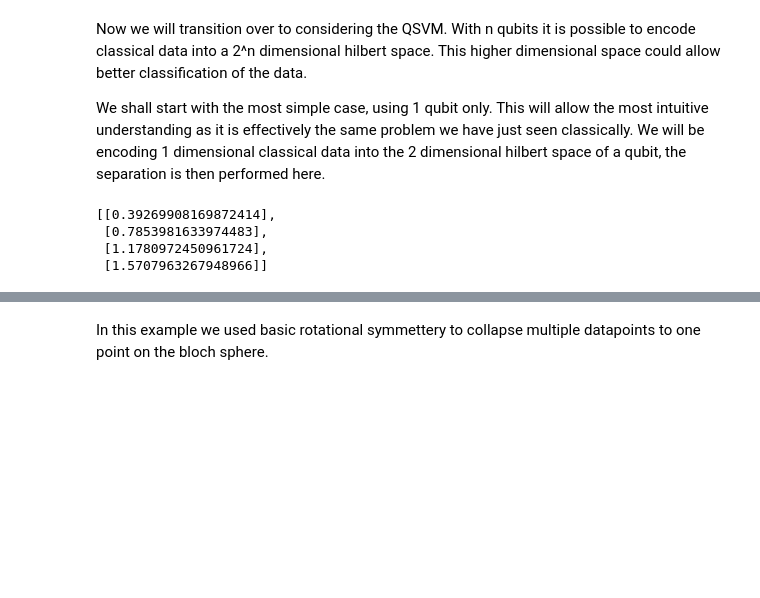
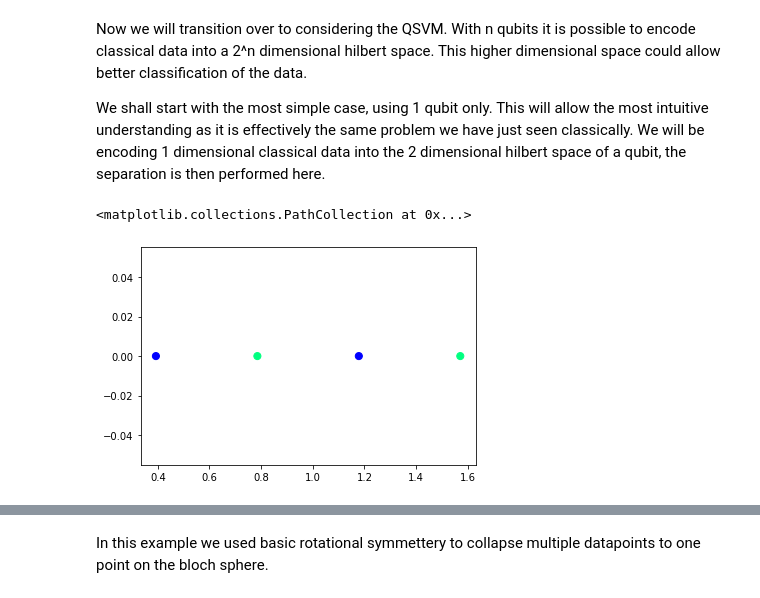
Before and after one commit to quantum-melbourne/mcds-workshop-21, a Jupyter notebook: day-three/QSVM Example.ipynb, the cells around one changed output, grey strips where cells are left out. Drawn from its saved outputs; the diff is of its cells as text; code cells hidden in the pictures; blank space fills up the shorter version.

```diff
--- a/day-three/QSVM Example.ipynb
+++ b/day-three/QSVM Example.ipynb
@@ -101,13 +202,12 @@ import cmath
 # %%
-# Load up data
+# Here we load up some data that corresponds to the points [pi/8, 2pi/8, 3pi/8, 4pi/8]
 data_list = []
 labels = [0, 1, 0, 1]
 for index_x in range(4):
     variable = [(index_x + 1) * np.pi / 8]
     data_list.append(variable)
-data_list
+zero_array = np.zeros(4)
+plt.scatter(data_list, zero_array, c=labels, s=50, cmap='winter')
 # %% [output]
-[[0.39269908169872414],
- [0.7853981633974483],
- [1.1780972450961724],
- [1.5707963267948966]]
+<matplotlib.collections.PathCollection at 0x...>
+[figure, added]
```
Also changed, not shown: parts of 67 cells of this notebook, 1 other file.
